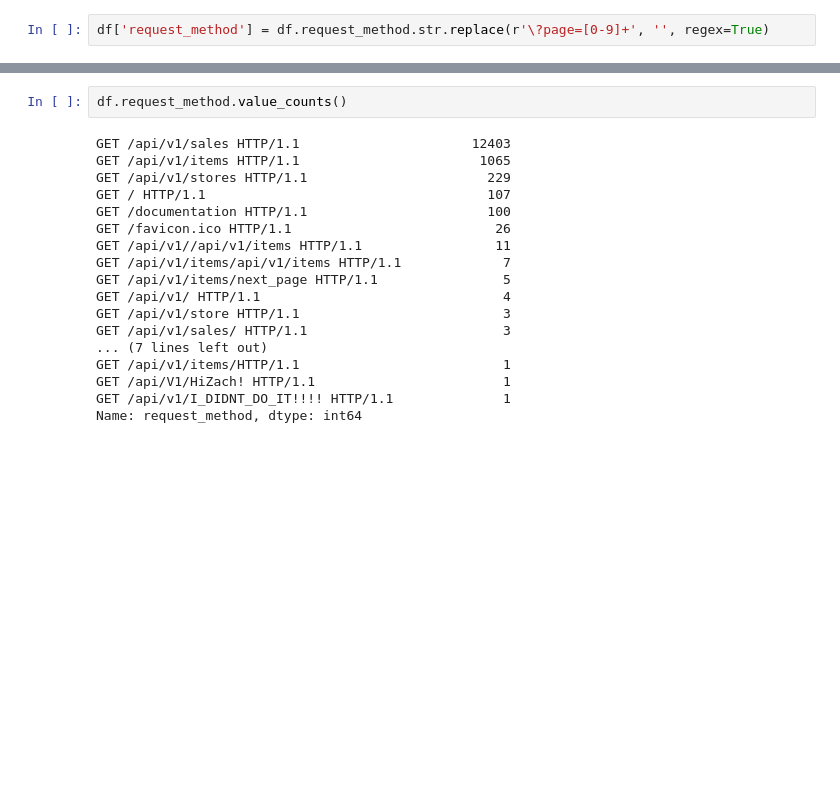
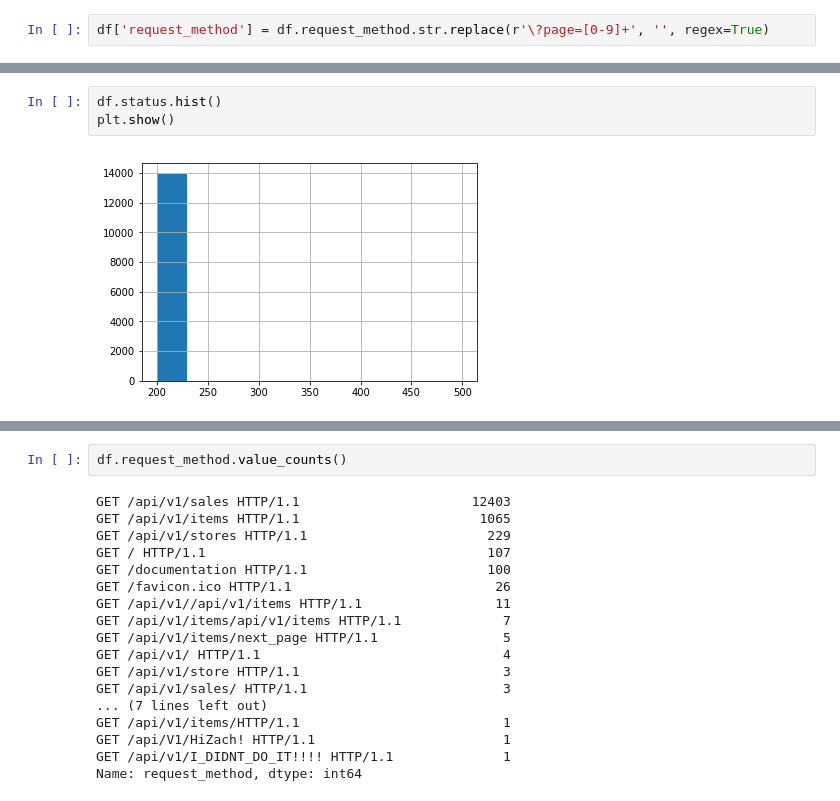
Before and after one commit to misty-garcia/ds-methodologies-exercises, a Jupyter notebook: anomaly_detection/discrete_anomaly_detection.ipynb, the cells around one changed output, grey strips where cells are left out. Saved outputs shown, nothing was run; the diff lists cells and outputs as text; blank space fills up the shorter version.

```diff
--- a/anomaly_detection/discrete_anomaly_detection.ipynb
+++ b/anomaly_detection/discrete_anomaly_detection.ipynb
@@ -107,3 +107,8 @@ df.head()
 | 2019-04-16 19:34:44+00:00 | 97.105.19.58 | GET /api/v1/sales HTTP/1.1 | 200 | 510103 | NaN | python-requests/2.21.0 |
 | 2019-04-16 19:34:46+00:00 | 97.105.19.58 | GET /api/v1/sales HTTP/1.1 | 200 | 510003 | NaN | python-requests/2.21.0 |
 | 2019-04-16 19:34:48+00:00 | 97.105.19.58 | GET /api/v1/sales HTTP/1.1 | 200 | 511963 | NaN | python-requests/2.21.0 |
+# %%
+df.status.hist()
+plt.show()
+# %% [output]
+[figure, added]
```
Also changed, not shown: parts of 23 cells of this notebook.
